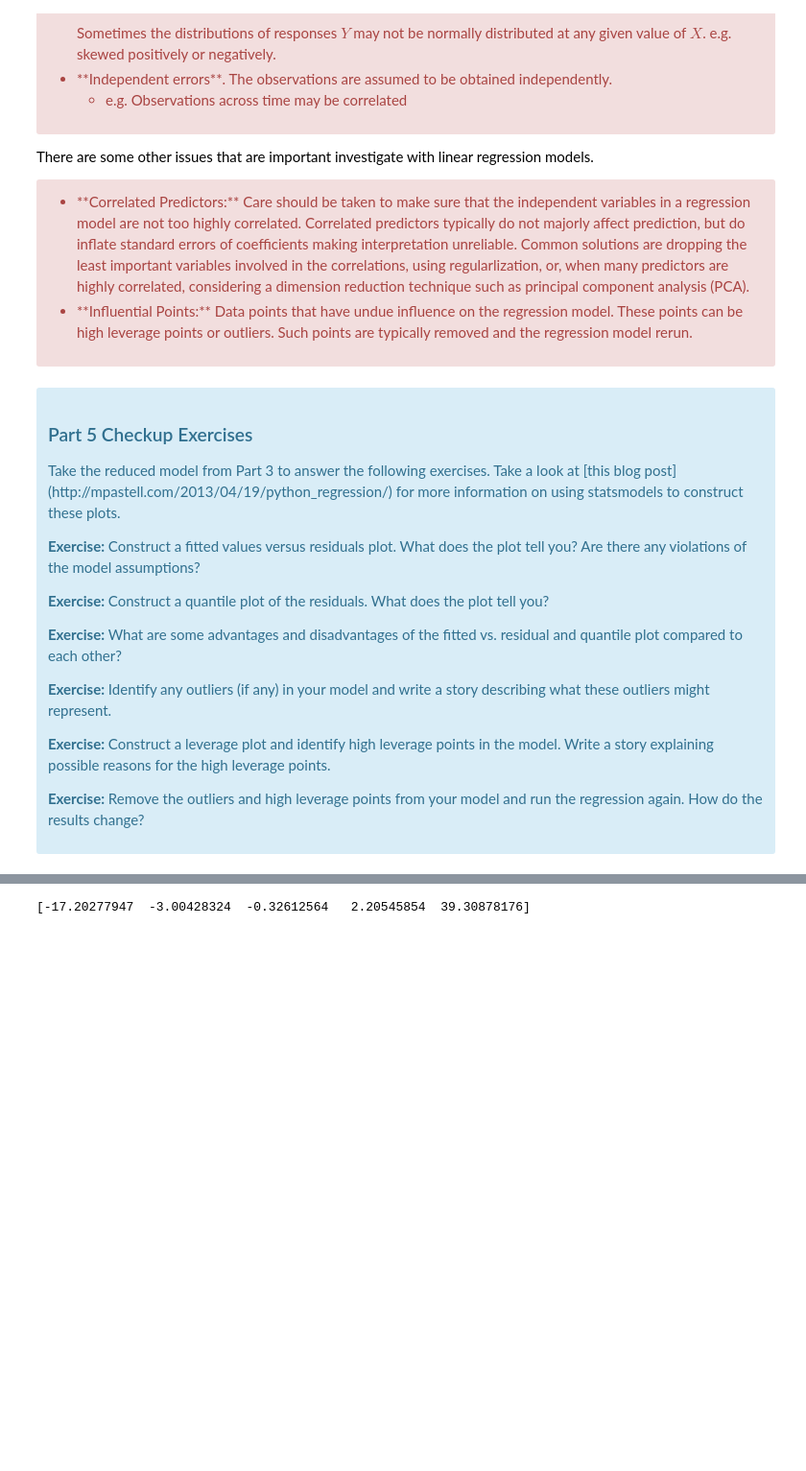
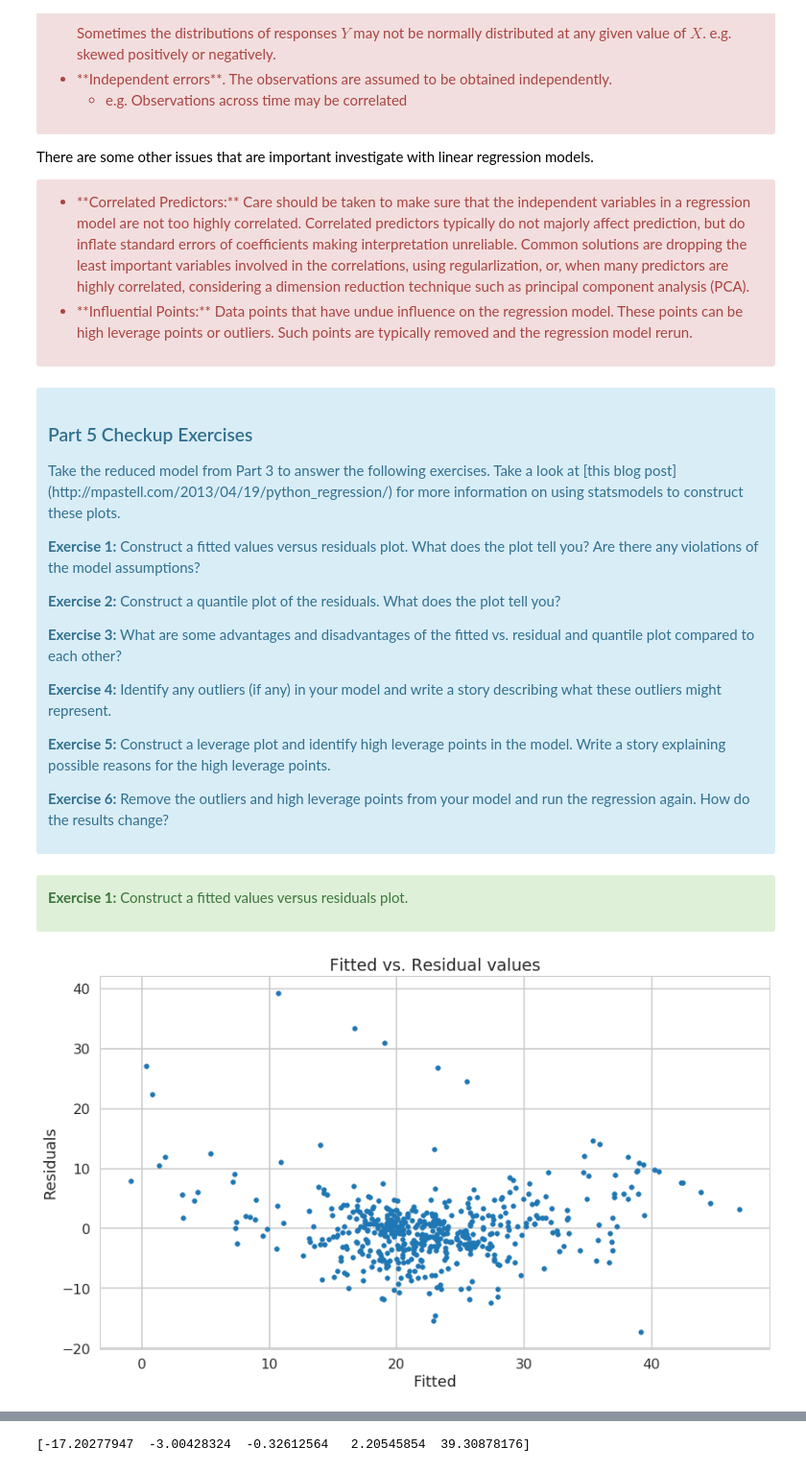
Before and after one commit to SethDKelly/Springboard, a Jupyter notebook: sec11/linear_regression/Mini_Project_Linear_Regression.ipynb, the cells around one changed output, grey strips where cells are left out. Shown at 96% size. Drawn from its saved outputs; the diff is of its cells as text; code cells hidden in the pictures; blank space fills up the shorter version.

```diff
--- a/sec11/linear_regression/Mini_Project_Linear_Regression.ipynb
+++ b/sec11/linear_regression/Mini_Project_Linear_Regression.ipynb
@@ -1118,16 +1189,32 @@ There are some other issues that are important investigate with linear regressio
 
 <p>Take the reduced model from Part 3 to answer the following exercises. Take a look at [this blog post](http://mpastell.com/2013/04/19/python_regression/) for more information on using statsmodels to construct these plots.</p>
 
-<p><b>Exercise:</b> Construct a fitted values versus residuals plot. What does the plot tell you? Are there any violations of the model assumptions?</p>
+<p><b>Exercise 1:</b> Construct a fitted values versus residuals plot. What does the plot tell you? Are there any violations of the model assumptions?</p>
 
-<p><b>Exercise:</b> Construct a quantile plot of the residuals. What does the plot tell you?</p>
+<p><b>Exercise 2:</b> Construct a quantile plot of the residuals. What does the plot tell you?</p>
 
-<p><b>Exercise:</b> What are some advantages and disadvantages of the fitted vs. residual and quantile plot compared to each other?</p>
+<p><b>Exercise 3:</b> What are some advantages and disadvantages of the fitted vs. residual and quantile plot compared to each other?</p>
 
-<p><b>Exercise:</b> Identify any outliers (if any) in your model and write a story describing what these outliers might represent.</p>
+<p><b>Exercise 4:</b> Identify any outliers (if any) in your model and write a story describing what these outliers might represent.</p>
 
-<p><b>Exercise:</b> Construct a leverage plot and identify high leverage points in the model. Write a story explaining possible reasons for the high leverage points.</p>
+<p><b>Exercise 5:</b> Construct a leverage plot and identify high leverage points in the model. Write a story explaining possible reasons for the high leverage points.</p>
 
-<p><b>Exercise:</b> Remove the outliers and high leverage points from your model and run the regression again. How do the results change?</p>
+<p><b>Exercise 6:</b> Remove the outliers and high leverage points from your model and run the regression again. How do the results change?</p>
 </div>
+# %% [markdown]
+<div class="alert alert-success">
+
+<p><b>Exercise 1:</b> Construct a fitted values versus residuals plot.</p>
+</div>
+# %%
+fig = plt.figure(figsize=[14,8])
+plt.scatter(ols_crp.fittedvalues, ols_crp.resid, marker='.')
+
+plt.title('Fitted vs. Residual values')
+plt.xlabel('Fitted')
+plt.ylabel('Residuals')
+
+plt.show()
+# %% [output]
+[figure, added]
 # %% [markdown]
```
Also changed, not shown: parts of 50 cells of this notebook.
